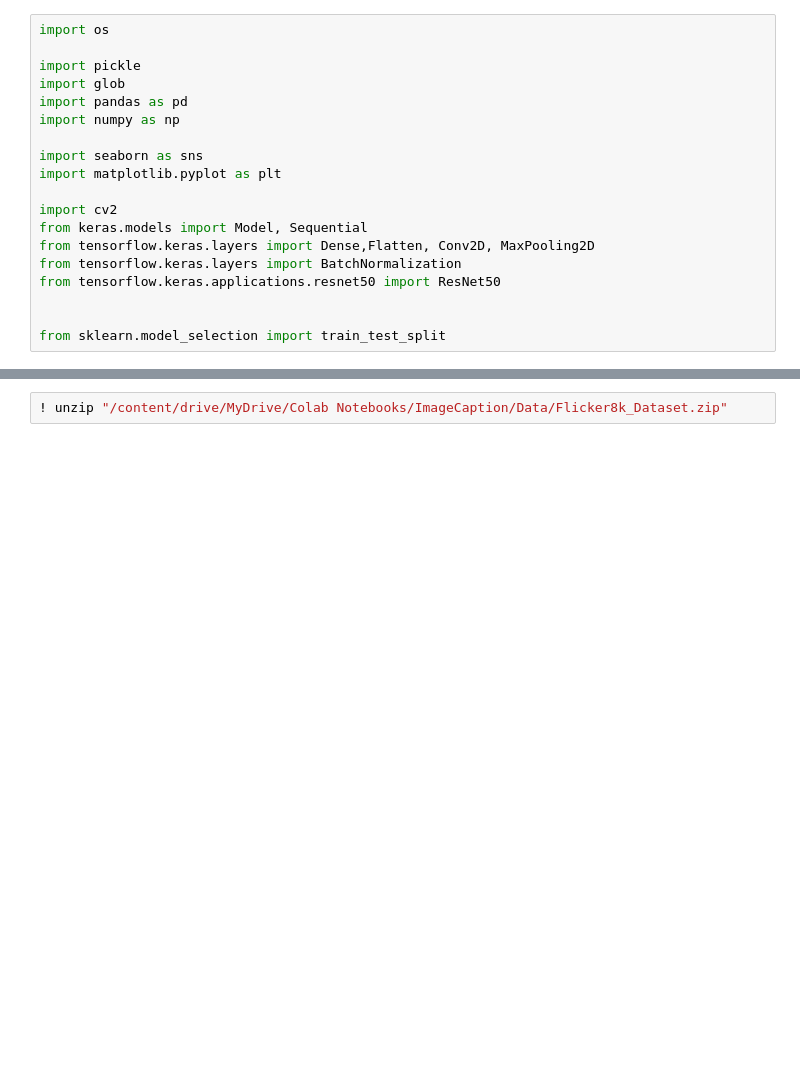
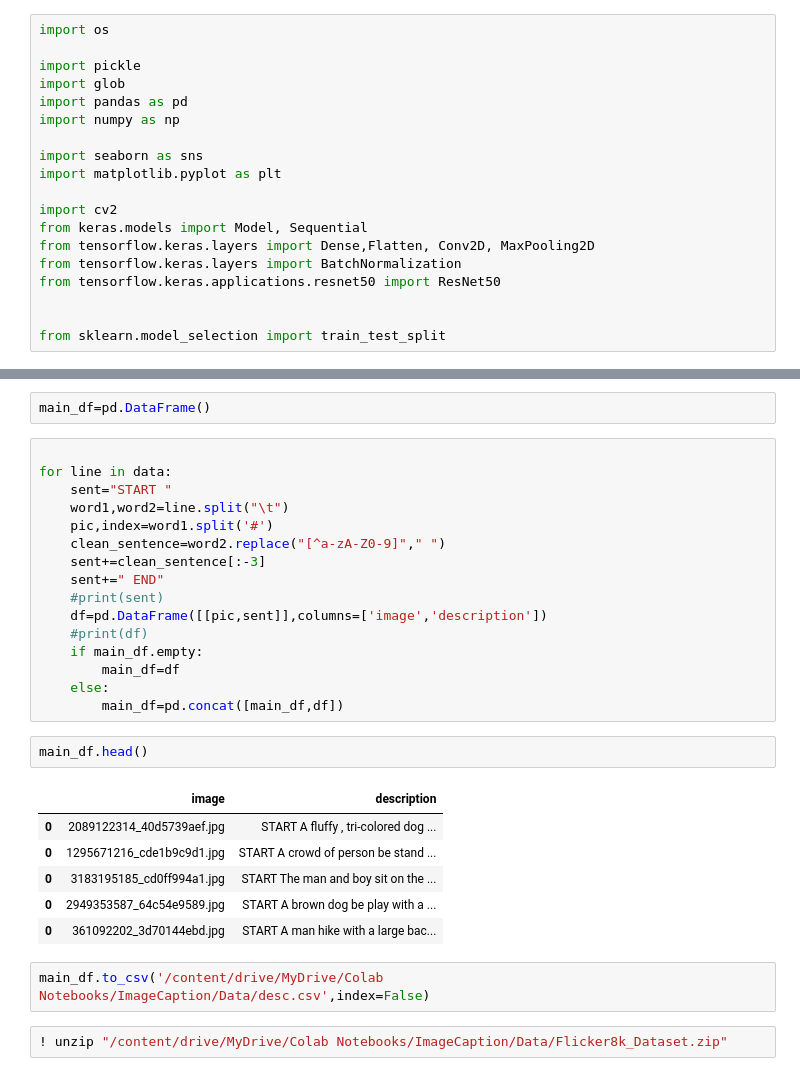
Before and after one commit to PramodModi/imagecaption, a Jupyter notebook: imageCaption.ipynb, the cells around one changed output, grey strips where cells are left out. Saved outputs shown, nothing was run; the diff lists cells and outputs as text; blank space fills up the shorter version.

```diff
--- a/imageCaption.ipynb
+++ b/imageCaption.ipynb
@@ -43,4 +42,33 @@ print(data[0])
 2089122314_40d5739aef.jpg#3     A fluffy , tri-colored dog be run down a road with a paper in its mouth .
+# %%
+main_df=pd.DataFrame()
+# %%
+
+for line in data:
+    sent="START "
+    word1,word2=line.split("\t")
+    pic,index=word1.split('#')
+    clean_sentence=word2.replace("[^a-zA-Z0-9]"," ")
+    sent+=clean_sentence[:-3]
+    sent+=" END"
+    #print(sent)
+    df=pd.DataFrame([[pic,sent]],columns=['image','description'])
+    #print(df)
+    if main_df.empty:
+        main_df=df
+    else:
+        main_df=pd.concat([main_df,df])
+# %%
+main_df.head()
+# %% [output]
+|  | image | description |
+| 0 | 2089122314_40d5739aef.jpg | START A fluffy , tri-colored dog ... |
+| 0 | 1295671216_cde1b9c9d1.jpg | START A crowd of person be stand ... |
+| 0 | 3183195185_cd0ff994a1.jpg | START The man and boy sit on the ... |
+| 0 | 2949353587_64c54e9589.jpg | START A brown dog be play with a ... |
+| 0 | 361092202_3d70144ebd.jpg | START A man hike with a large bac... |
+# %%
+main_df.to_csv('/content/drive/MyDrive/Colab Notebooks/ImageCaption/Data/desc.csv',index=False)
 # %%
 ! unzip "/content/drive/MyDrive/Colab Notebooks/ImageCaption/Data/Flicker8k_Dataset.zip"
 # %% [output]
```
Also changed, not shown: parts of 16 cells of this notebook.
